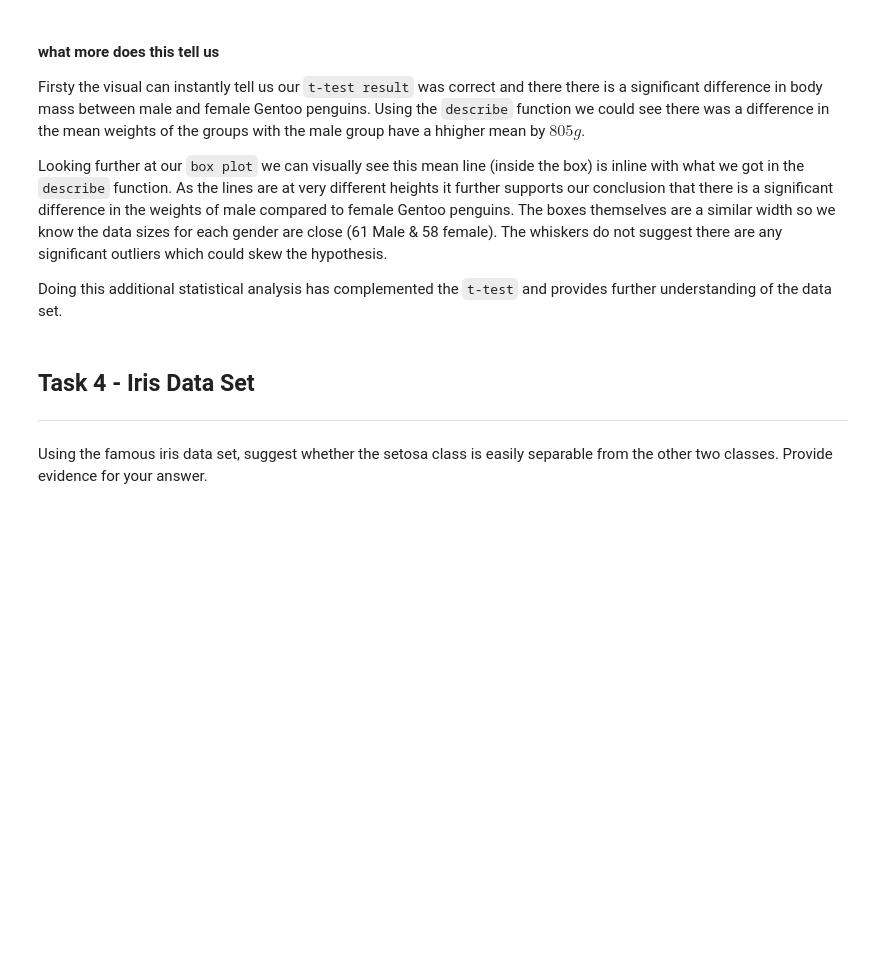
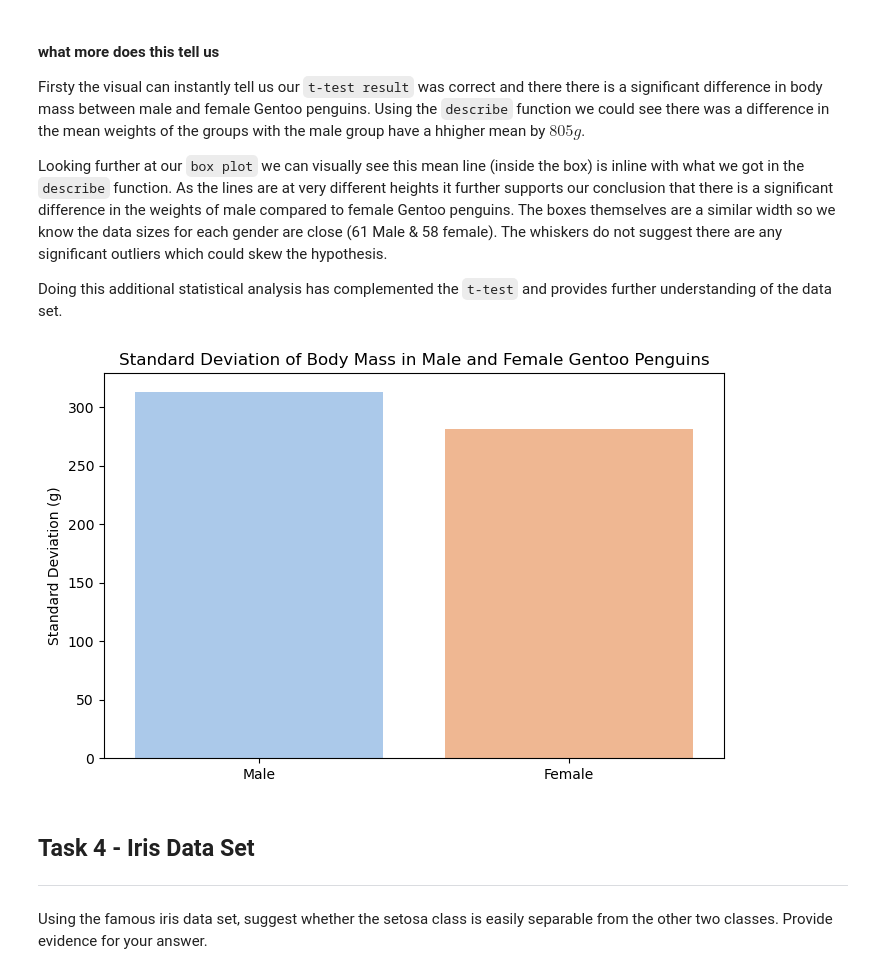
Before and after one commit to SaydsC/Machine-Learning-and-Statistics-Project_2023, a Jupyter notebook: tasks.ipynb, the cells around one changed output. Cells and saved outputs as stored; diff of their text form; code cells hidden in the pictures; blank space fills up the shorter version.

Commit message:
standard deviation

```diff
--- a/tasks.ipynb
+++ b/tasks.ipynb
@@ -349,6 +349,18 @@ Firsty the visual can instantly tell us our `t-test result` was correct and ther
 Looking further at our `box plot` we can visually see this mean line (inside the box) is inline with what we got in the `describe` function. As the lines are at very different heights it further supports our conclusion that there is a significant difference in the weights of male compared to female Gentoo penguins. The boxes themselves are a similar width so we know the data sizes for each gender are close (61 Male & 58 female). The whiskers do not suggest there are any significant outliers which could skew the hypothesis.
 
 Doing this additional statistical analysis has complemented the `t-test` and provides further understanding of the data set.
+# %%
+#Visually see the Standard Deviation
+male_std=gentoo_data[gentoo_data['sex'] == 'Male']['body_mass_g'].std()
+female_std=gentoo_data[gentoo_data['sex'] == 'Female']['body_mass_g'].std()
+
+plt.figure(figsize=(8,5))
+sns.barplot(x=['Male', 'Female'], y=[male_std, female_std], palette='pastel')
+plt.title ('Standard Deviation of Body Mass in Male and Female Gentoo Penguins')
+plt.ylabel('Standard Deviation (g)')
+plt.show()
+# %% [output]
+[figure, added]
 # %% [markdown]
 ## Task 4 - Iris Data Set
 ***
```
Also changed, not shown: parts of 1 cell of this notebook.
